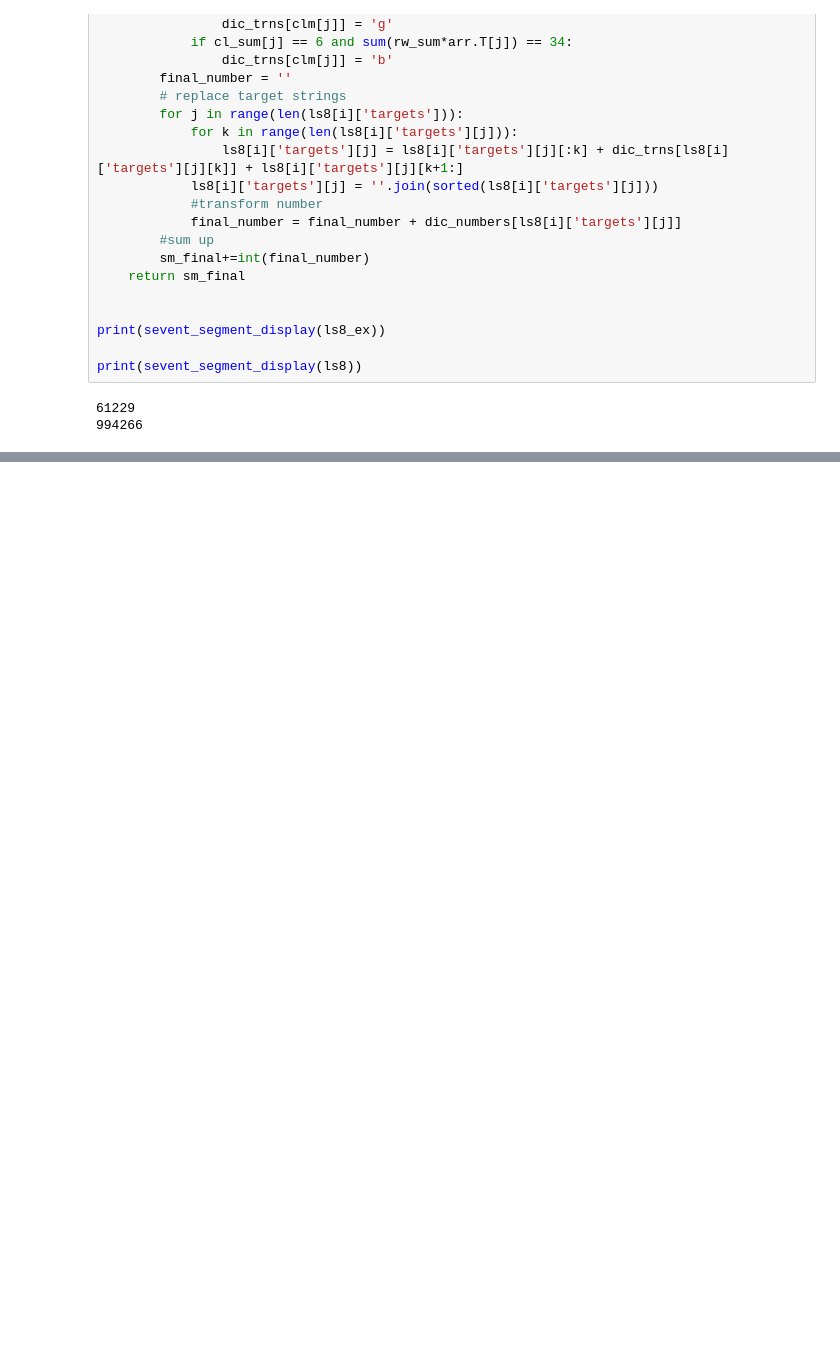
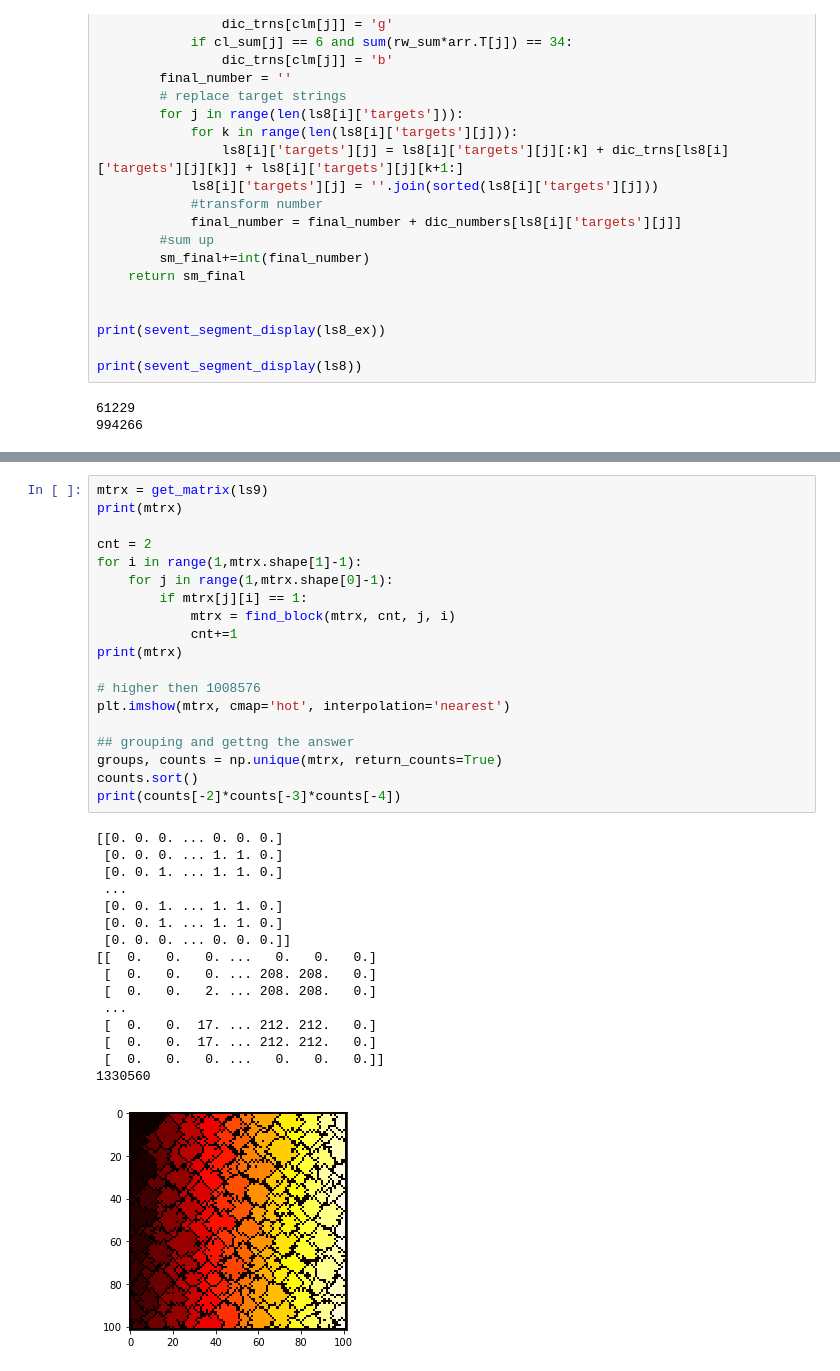
Before and after one commit to karolzak/adventofcode, a Jupyter notebook: 2021/taube-ms/advent2021.ipynb, the cells around one changed output, grey strips where cells are left out. Drawn from its saved outputs; the diff is of its cells as text; blank space fills up the shorter version.

```diff
--- a/2021/taube-ms/advent2021.ipynb
+++ b/2021/taube-ms/advent2021.ipynb
@@ -975,0 +1081,36 @@ print(sevent_segment_display(ls8))
+# %%
+mtrx = get_matrix(ls9)
+print(mtrx)
+
+cnt = 2
+for i in range(1,mtrx.shape[1]-1):
+    for j in range(1,mtrx.shape[0]-1):
+        if mtrx[j][i] == 1:
+            mtrx = find_block(mtrx, cnt, j, i)
+            cnt+=1
+print(mtrx)
+
+# higher then 1008576
+plt.imshow(mtrx, cmap='hot', interpolation='nearest')
+
+## grouping and gettng the answer
+groups, counts = np.unique(mtrx, return_counts=True)
+counts.sort()
+print(counts[-2]*counts[-3]*counts[-4])
+# %% [output]
+[[0. 0. 0. ... 0. 0. 0.]
+ [0. 0. 0. ... 1. 1. 0.]
+ [0. 0. 1. ... 1. 1. 0.]
+ ...
+ [0. 0. 1. ... 1. 1. 0.]
+ [0. 0. 1. ... 1. 1. 0.]
+ [0. 0. 0. ... 0. 0. 0.]]
+[[  0.   0.   0. ...   0.   0.   0.]
+ [  0.   0.   0. ... 208. 208.   0.]
+ [  0.   0.   2. ... 208. 208.   0.]
+ ...
+ [  0.   0.  17. ... 212. 212.   0.]
+ [  0.   0.  17. ... 212. 212.   0.]
+ [  0.   0.   0. ...   0.   0.   0.]]
+1330560
+[figure, added]
```
Also changed, not shown: parts of 4 cells of this notebook.
